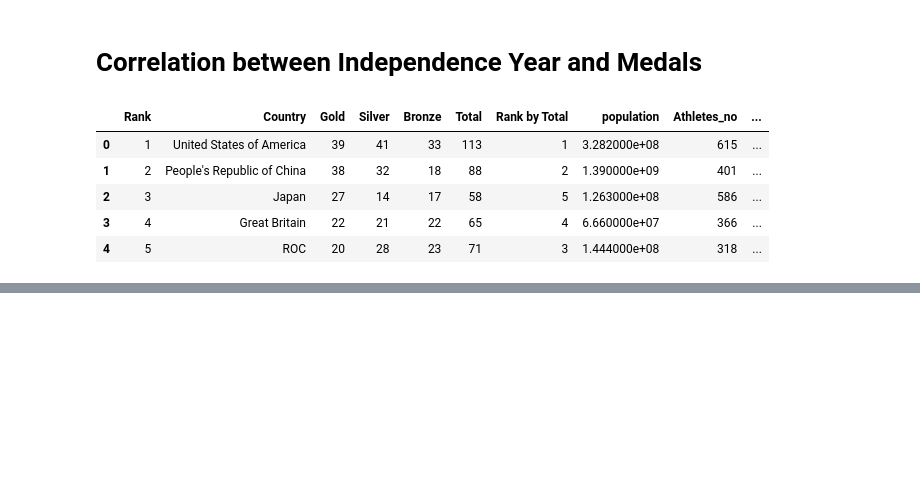
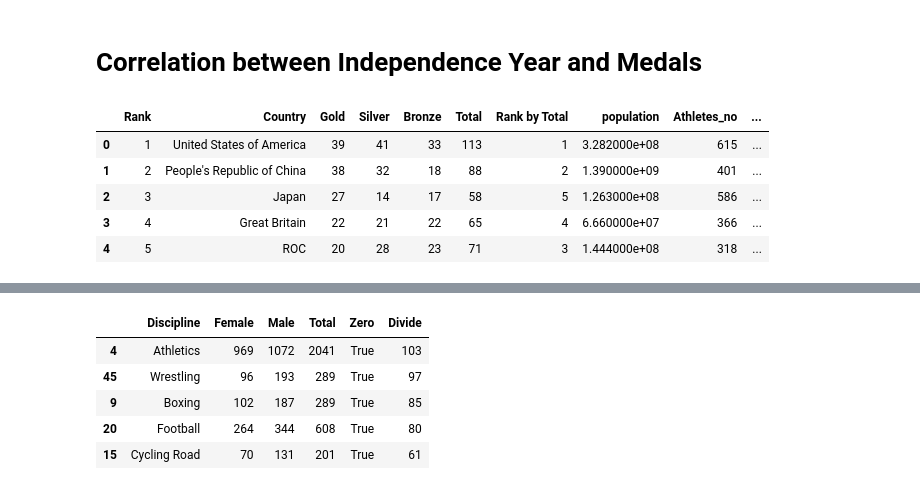
Before and after one commit to tejasrajanna/PredictThis_Olympics, a Jupyter notebook: Assignment1.ipynb, the cells around one changed output, grey strips where cells are left out. Drawn from its saved outputs; the diff is of its cells as text; code cells hidden in the pictures; blank space fills up the shorter version.

```diff
--- a/Assignment1.ipynb
+++ b/Assignment1.ipynb
@@ -357,0 +429,10 @@ df_medals.head()
+# %%
+df_top= df_filt.sort_values(by='Divide', ascending= False)
+df_top.head()
+# %% [output]
+|  | Discipline | Female | Male | Total | Zero | Divide |
+| 4 | Athletics | 969 | 1072 | 2041 | True | 103 |
+| 45 | Wrestling | 96 | 193 | 289 | True | 97 |
+| 9 | Boxing | 102 | 187 | 289 | True | 85 |
+| 20 | Football | 264 | 344 | 608 | True | 80 |
+| 15 | Cycling Road | 70 | 131 | 201 | True | 61 |
```
Also changed, not shown: parts of 15 cells of this notebook.
